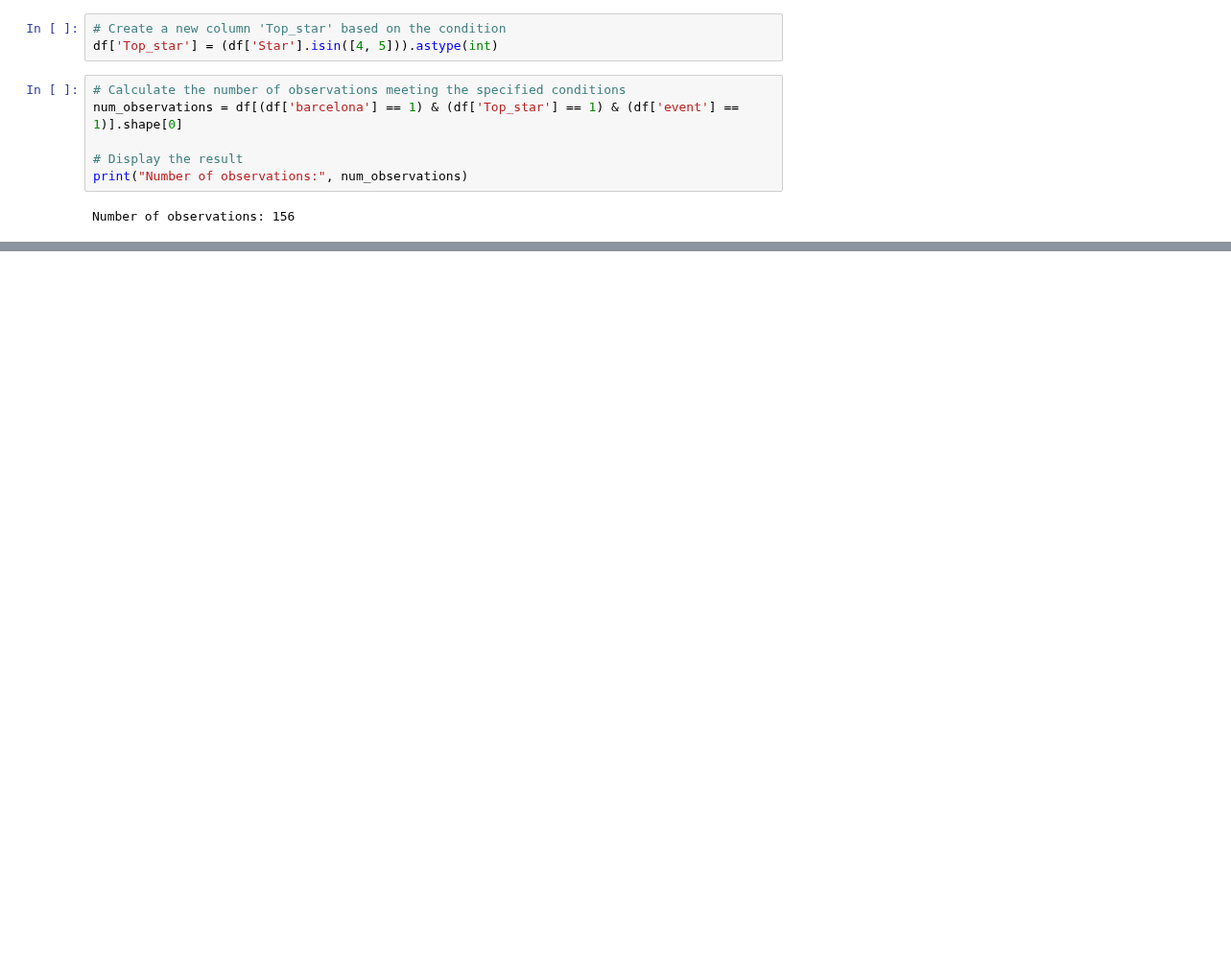
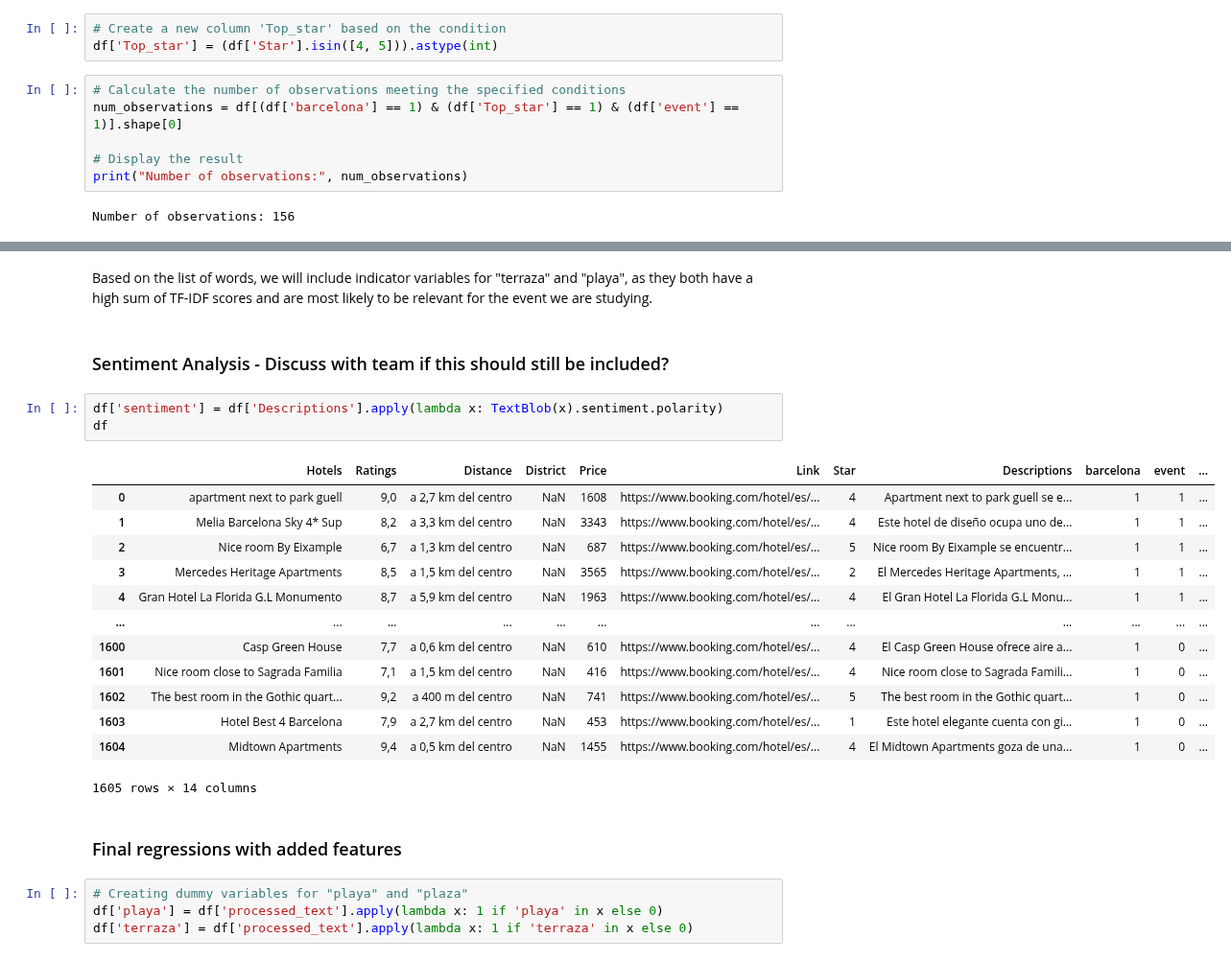
Before and after one commit to mgallon235/Bookings, a Jupyter notebook: Regressions/Regressions_Mobile.ipynb, the cells around one changed output, grey strips where cells are left out. Shown at 96% size. Drawn from its saved outputs; the diff is of its cells as text; blank space fills up the shorter version.

Commit message:
Adding NLP features to the regressions

```diff
--- a/Regressions/Regressions_Mobile.ipynb
+++ b/Regressions/Regressions_Mobile.ipynb
@@ -438,0 +554,27 @@ Notes:
+# %% [markdown]
+Based on the list of words, we will include indicator variables for "terraza" and "playa", as they both have a high sum of TF-IDF scores and are most likely to be relevant for the event we are studying.
+# %% [markdown]
+### Sentiment Analysis - Discuss with team if this should still be included?
+# %%
+df['sentiment'] = df['Descriptions'].apply(lambda x: TextBlob(x).sentiment.polarity)
+df
+# %% [output]
+|  | Hotels | Ratings | Distance | District | Price | Link | Star | Descriptions | barcelona | event | ... |
+| 0 | apartment next to park guell | 9,0 | a 2,7 km del centro | NaN | 1608 | https://www.booking.com/hotel/es/... | 4 | Apartment next to park guell se e... | 1 | 1 | ... |
+| 1 | Melia Barcelona Sky 4* Sup | 8,2 | a 3,3 km del centro | NaN | 3343 | https://www.booking.com/hotel/es/... | 4 | Este hotel de diseño ocupa uno de... | 1 | 1 | ... |
+| 2 | Nice room By Eixample | 6,7 | a 1,3 km del centro | NaN | 687 | https://www.booking.com/hotel/es/... | 5 | Nice room By Eixample se encuentr... | 1 | 1 | ... |
+| 3 | Mercedes Heritage Apartments | 8,5 | a 1,5 km del centro | NaN | 3565 | https://www.booking.com/hotel/es/... | 2 | El Mercedes Heritage Apartments, ... | 1 | 1 | ... |
+| 4 | Gran Hotel La Florida G.L Monumento | 8,7 | a 5,9 km del centro | NaN | 1963 | https://www.booking.com/hotel/es/... | 4 | El Gran Hotel La Florida G.L Monu... | 1 | 1 | ... |
+| ... | ... | ... | ... | ... | ... | ... | ... | ... | ... | ... | ... |
+| 1600 | Casp Green House | 7,7 | a 0,6 km del centro | NaN | 610 | https://www.booking.com/hotel/es/... | 4 | El Casp Green House ofrece aire a... | 1 | 0 | ... |
+| 1601 | Nice room close to Sagrada Familia | 7,1 | a 1,5 km del centro | NaN | 416 | https://www.booking.com/hotel/es/... | 4 | Nice room close to Sagrada Famili... | 1 | 0 | ... |
+| 1602 | The best room in the Gothic quart... | 9,2 | a 400 m del centro | NaN | 741 | https://www.booking.com/hotel/es/... | 5 | The best room in the Gothic quart... | 1 | 0 | ... |
+| 1603 | Hotel Best 4 Barcelona | 7,9 | a 2,7 km del centro | NaN | 453 | https://www.booking.com/hotel/es/... | 1 | Este hotel elegante cuenta con gi... | 1 | 0 | ... |
+| 1604 | Midtown Apartments | 9,4 | a 0,5 km del centro | NaN | 1455 | https://www.booking.com/hotel/es/... | 4 | El Midtown Apartments goza de una... | 1 | 0 | ... |
+1605 rows × 14 columns
+# %% [markdown]
+### Final regressions with added features
+# %%
+# Creating dummy variables for "playa" and "plaza"
+df['playa'] = df['processed_text'].apply(lambda x: 1 if 'playa' in x else 0)
+df['terraza'] = df['processed_text'].apply(lambda x: 1 if 'terraza' in x else 0)
```
Also changed, not shown: parts of 26 cells of this notebook.
